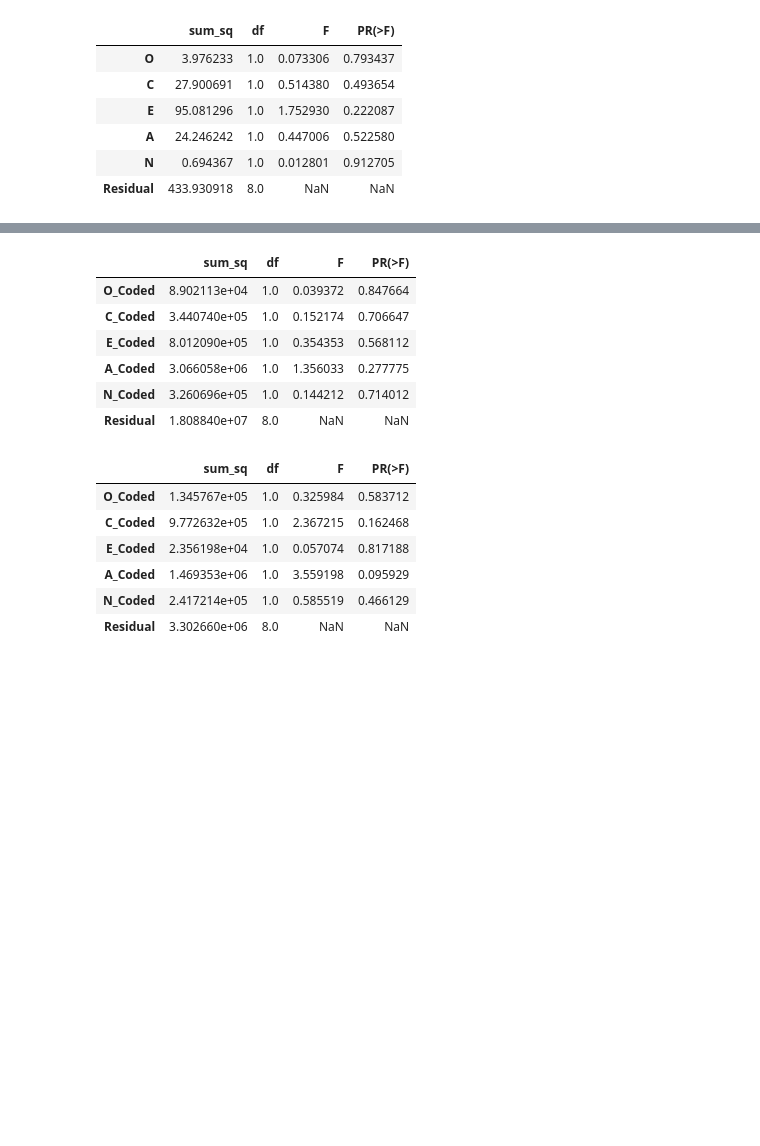
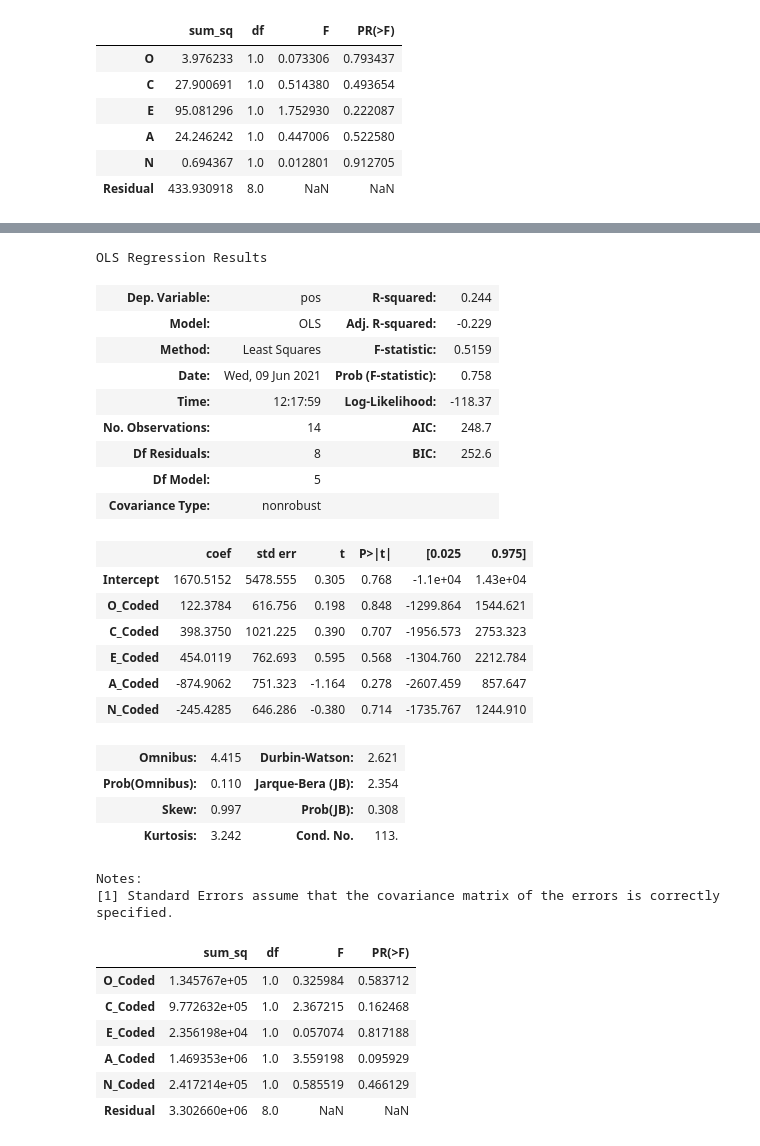
Before and after one commit to leosilva/peerj_computer_science_2022, a Jupyter notebook: Notebooks/Algorithms Statistics.ipynb, the cells around one changed output, grey strips where cells are left out. Cells and saved outputs as stored; diff of their text form; code cells hidden in the pictures; blank space fills up the shorter version.

```diff
--- a/Notebooks/Algorithms Statistics.ipynb
+++ b/Notebooks/Algorithms Statistics.ipynb
@@ -139,12 +139,26 @@ def conf_matrix(x, col1, col2):
         return 0
 # %%
 df['conf_matrix'] = df.apply(lambda x: conf_matrix(x, 'vader_prediction', 'oplexicon_prediction'), axis=1)
+
+list_precision = []
 
 conf_vals = df['conf_matrix'].value_counts().to_dict()
 print(conf_vals)
 
 accuracy = (conf_vals['TP'] + conf_vals['TN']) / (conf_vals['TP'] + conf_vals['TN'] + conf_vals['FP'] + conf_vals['FN'])
-precision = conf_vals['TP'] / (conf_vals['TP'] + conf_vals['FP'])
+precision_positive = conf_vals['TP'] / (conf_vals['TP'] + conf_vals['FP'])
+precision_negative = conf_vals['TN'] / (conf_vals['TN'] + conf_vals['FN'])
+
+list_precision.append(precision_positive)
+list_precision.append(precision_negative)
+
+print(sum(list_precision) / len(list_precision))
+
+# -------------------------------------------------------------
+# verificar se devo incluir os TN também na conta do precision
+# verificar se devo incluir os NEUTROS também nas contas
+# -------------------------------------------------------------
+
 recall = conf_vals['TP'] / (conf_vals['TP'] + conf_vals['FN'])
 f1_score = 2*precision*recall / (precision + recall)
 print('VADER X OPLEXICON')
@@ -594,17 +650,33 @@ group1 group2 meandiff p-adj    lower      upper   reject
     35     39   -412.0    0.9 -3014.4313 2190.4313  False
 ---------------------------------------------------------
 # %%
-model = ols('pos ~ O_Coded + C_Coded + E_Coded + A_Coded + N_Coded', data = df).fit()
+model = ols(formula='pos ~ O_Coded + C_Coded + E_Coded + A_Coded + N_Coded', data = df).fit()
 aov = sm.stats.anova_lm(model, typ=2)
 aov
 # %% [output]
+OLS Regression Results
-|  | sum_sq | df | F | PR(>F) |
-| O_Coded | 8.902113e+04 | 1.0 | 0.039372 | 0.847664 |
-| C_Coded | 3.440740e+05 | 1.0 | 0.152174 | 0.706647 |
-| E_Coded | 8.012090e+05 | 1.0 | 0.354353 | 0.568112 |
-| A_Coded | 3.066058e+06 | 1.0 | 1.356033 | 0.277775 |
-| N_Coded | 3.260696e+05 | 1.0 | 0.144212 | 0.714012 |
-| Residual | 1.808840e+07 | 8.0 | NaN | NaN |
+| Dep. Variable: | pos | R-squared: | 0.244 |
+| Model: | OLS | Adj. R-squared: | -0.229 |
+| Method: | Least Squares | F-statistic: | 0.5159 |
+| Date: | Wed, 09 Jun 2021 | Prob (F-statistic): | 0.758 |
+| Time: | 12:17:59 | Log-Likelihood: | -118.37 |
+| No. Observations: | 14 | AIC: | 248.7 |
+| Df Residuals: | 8 | BIC: | 252.6 |
+| Df Model: | 5 |  |  |
+| Covariance Type: | nonrobust |  |  |
+|  | coef | std err | t | P>|t| | [0.025 | 0.975] |
+| Intercept | 1670.5152 | 5478.555 | 0.305 | 0.768 | -1.1e+04 | 1.43e+04 |
+| O_Coded | 122.3784 | 616.756 | 0.198 | 0.848 | -1299.864 | 1544.621 |
+| C_Coded | 398.3750 | 1021.225 | 0.390 | 0.707 | -1956.573 | 2753.323 |
+| E_Coded | 454.0119 | 762.693 | 0.595 | 0.568 | -1304.760 | 2212.784 |
+| A_Coded | -874.9062 | 751.323 | -1.164 | 0.278 | -2607.459 | 857.647 |
+| N_Coded | -245.4285 | 646.286 | -0.380 | 0.714 | -1735.767 | 1244.910 |
+| Omnibus: | 4.415 | Durbin-Watson: | 2.621 |
+| Prob(Omnibus): | 0.110 | Jarque-Bera (JB): | 2.354 |
+| Skew: | 0.997 | Prob(JB): | 0.308 |
+| Kurtosis: | 3.242 | Cond. No. | 113. |
+Notes:
+[1] Standard Errors assume that the covariance matrix of the errors is correctly specified.
 # %%
 model = ols('neg ~ O_Coded + C_Coded + E_Coded + A_Coded + N_Coded', data = df).fit()
 aov = sm.stats.anova_lm(model, typ=2)
```
Also changed, not shown: parts of 8 cells of this notebook, 1 other file.
